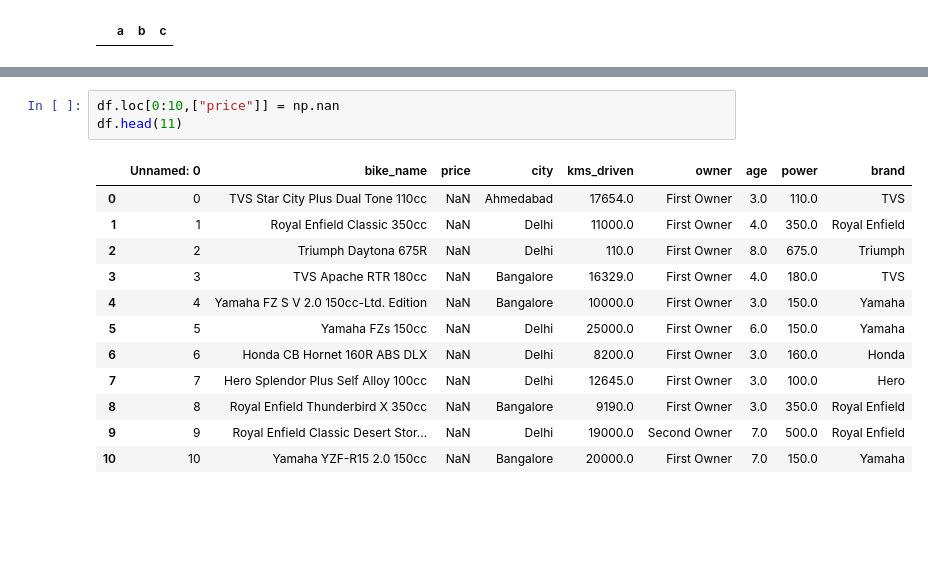
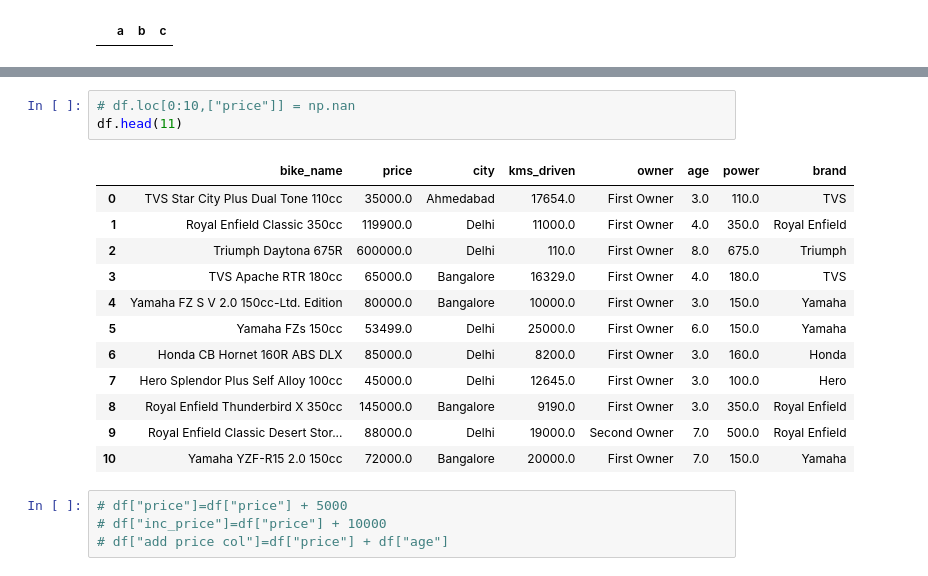
Before and after one commit to Akshatjangid/Python-Training, a Jupyter notebook: pandas/pandas.ipynb, the cells around one changed output, grey strips where cells are left out. Saved outputs shown, nothing was run; the diff lists cells and outputs as text; blank space fills up the shorter version.

```diff
--- a/pandas/pandas.ipynb
+++ b/pandas/pandas.ipynb
@@ -351,16 +344,20 @@ df3.fillna(df["price"].mean())
 # %%
-df.loc[0:10,["price"]] = np.nan
+# df.loc[0:10,["price"]] = np.nan
 df.head(11)
 # %% [output]
-|  | Unnamed: 0 | bike_name | price | city | kms_driven | owner | age | power | brand |
-| 0 | 0 | TVS Star City Plus Dual Tone 110cc | NaN | Ahmedabad | 17654.0 | First Owner | 3.0 | 110.0 | TVS |
-| 1 | 1 | Royal Enfield Classic 350cc | NaN | Delhi | 11000.0 | First Owner | 4.0 | 350.0 | Royal Enfield |
-| 2 | 2 | Triumph Daytona 675R | NaN | Delhi | 110.0 | First Owner | 8.0 | 675.0 | Triumph |
-| 3 | 3 | TVS Apache RTR 180cc | NaN | Bangalore | 16329.0 | First Owner | 4.0 | 180.0 | TVS |
-| 4 | 4 | Yamaha FZ S V 2.0 150cc-Ltd. Edition | NaN | Bangalore | 10000.0 | First Owner | 3.0 | 150.0 | Yamaha |
-| 5 | 5 | Yamaha FZs 150cc | NaN | Delhi | 25000.0 | First Owner | 6.0 | 150.0 | Yamaha |
-| 6 | 6 | Honda CB Hornet 160R ABS DLX | NaN | Delhi | 8200.0 | First Owner | 3.0 | 160.0 | Honda |
-| 7 | 7 | Hero Splendor Plus Self Alloy 100cc | NaN | Delhi | 12645.0 | First Owner | 3.0 | 100.0 | Hero |
-| 8 | 8 | Royal Enfield Thunderbird X 350cc | NaN | Bangalore | 9190.0 | First Owner | 3.0 | 350.0 | Royal Enfield |
-| 9 | 9 | Royal Enfield Classic Desert Stor... | NaN | Delhi | 19000.0 | Second Owner | 7.0 | 500.0 | Royal Enfield |
-| 10 | 10 | Yamaha YZF-R15 2.0 150cc | NaN | Bangalore | 20000.0 | First Owner | 7.0 | 150.0 | Yamaha |
+|  | bike_name | price | city | kms_driven | owner | age | power | brand |
+| 0 | TVS Star City Plus Dual Tone 110cc | 35000.0 | Ahmedabad | 17654.0 | First Owner | 3.0 | 110.0 | TVS |
+| 1 | Royal Enfield Classic 350cc | 119900.0 | Delhi | 11000.0 | First Owner | 4.0 | 350.0 | Royal Enfield |
+| 2 | Triumph Daytona 675R | 600000.0 | Delhi | 110.0 | First Owner | 8.0 | 675.0 | Triumph |
+| 3 | TVS Apache RTR 180cc | 65000.0 | Bangalore | 16329.0 | First Owner | 4.0 | 180.0 | TVS |
+| 4 | Yamaha FZ S V 2.0 150cc-Ltd. Edition | 80000.0 | Bangalore | 10000.0 | First Owner | 3.0 | 150.0 | Yamaha |
+| 5 | Yamaha FZs 150cc | 53499.0 | Delhi | 25000.0 | First Owner | 6.0 | 150.0 | Yamaha |
+| 6 | Honda CB Hornet 160R ABS DLX | 85000.0 | Delhi | 8200.0 | First Owner | 3.0 | 160.0 | Honda |
+| 7 | Hero Splendor Plus Self Alloy 100cc | 45000.0 | Delhi | 12645.0 | First Owner | 3.0 | 100.0 | Hero |
+| 8 | Royal Enfield Thunderbird X 350cc | 145000.0 | Bangalore | 9190.0 | First Owner | 3.0 | 350.0 | Royal Enfield |
+| 9 | Royal Enfield Classic Desert Stor... | 88000.0 | Delhi | 19000.0 | Second Owner | 7.0 | 500.0 | Royal Enfield |
+| 10 | Yamaha YZF-R15 2.0 150cc | 72000.0 | Bangalore | 20000.0 | First Owner | 7.0 | 150.0 | Yamaha |
+# %%
+# df["price"]=df["price"] + 5000
+# df["inc_price"]=df["price"] + 10000
+# df["add price col"]=df["price"] + df["age"]
```
Also changed, not shown: parts of 22 cells of this notebook, 7 other files.
